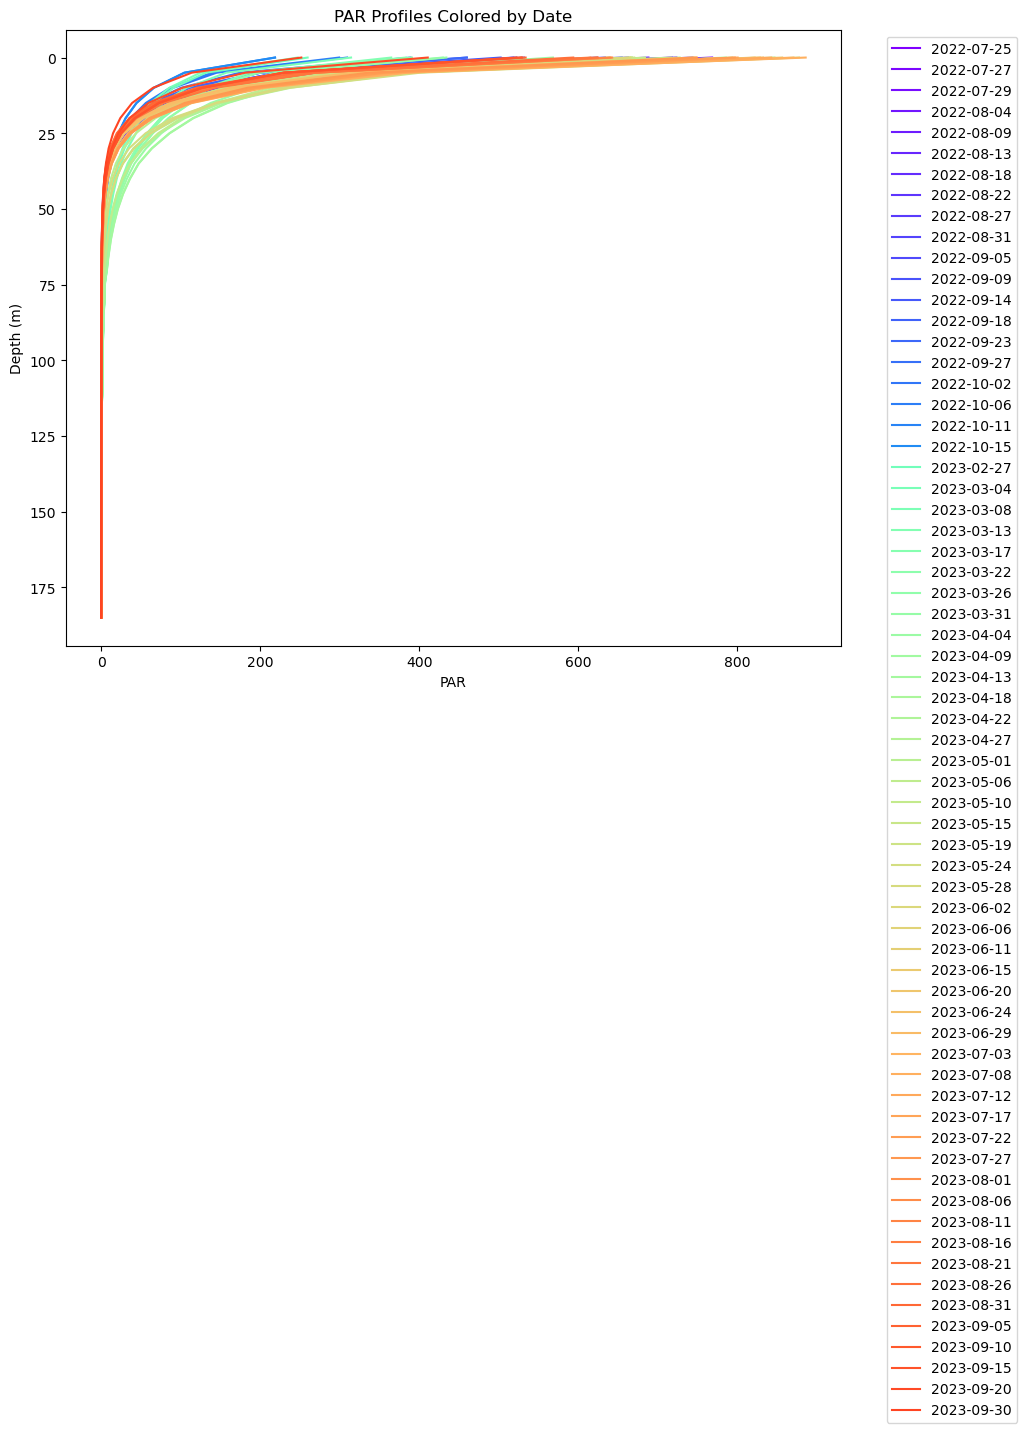
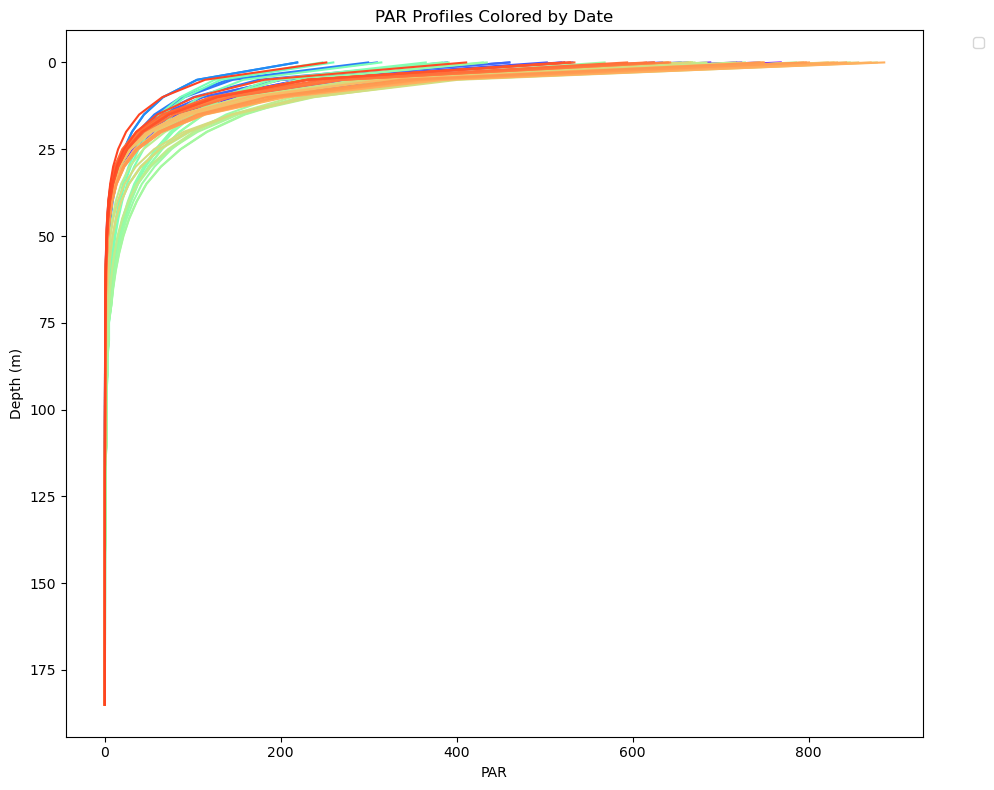
The notebook cell's code change between the first figure and the second:
--- before
+++ after
@@ -11,5 +11,5 @@
     profile_data = interpolated_df[interpolated_df['date'] == date].dropna(subset=['PAR'])
     if not profile_data.empty:
-        ax.plot(profile_data['PAR'], profile_data['PRES'], color=cmap(norm(i)), label=str(date.date()))
+        ax.plot(profile_data['PAR'], profile_data['PRES'], color=cmap(norm(i)))
 
 ax.set_xlabel('PAR')

Commit: Look at spatial variability